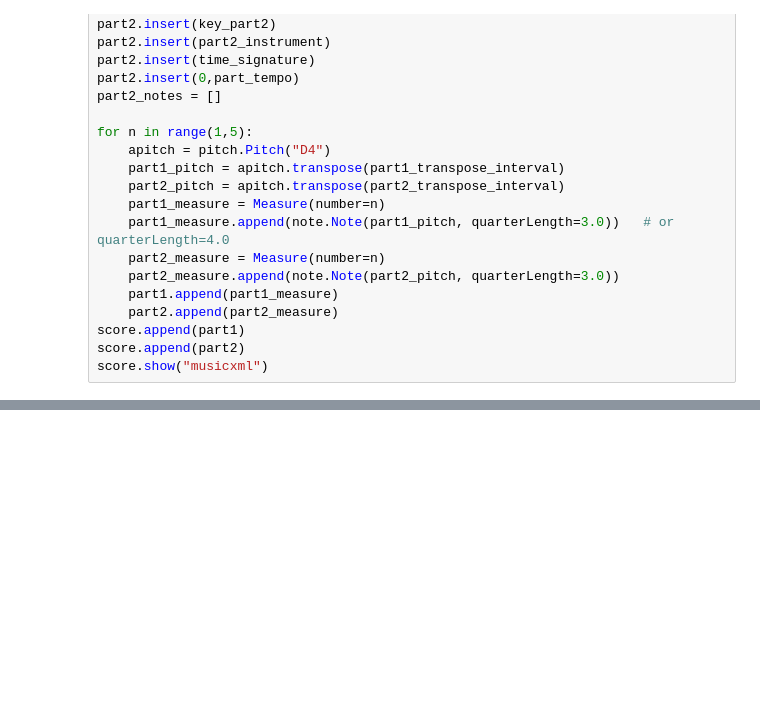
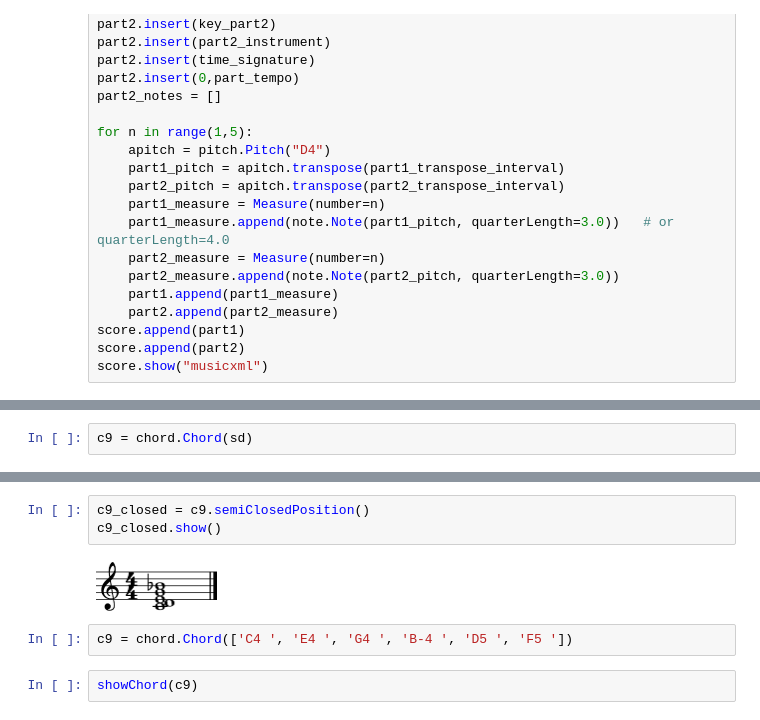
Before and after one commit to dwbzen/pymusic, a Jupyter notebook: music21_testScore.ipynb, the cells around one changed output, grey strips where cells are left out. Saved outputs shown, nothing was run; the diff lists cells and outputs as text; blank space fills up the shorter version.

```diff
--- a/music21_testScore.ipynb
+++ b/music21_testScore.ipynb
@@ -295,0 +380,2 @@ showChord(aChord, format_="musicxml")
+# %%
+c9 = chord.Chord(sd)
@@ -295,0 +386,9 @@ showChord(aChord, format_="musicxml")
+# %%
+c9_closed = c9.semiClosedPosition()
+c9_closed.show()
+# %% [output]
+[figure, added]
+# %%
+c9 = chord.Chord(['C4 ', 'E4 ', 'G4 ', 'B-4 ', 'D5 ', 'F5 '])
+# %%
+showChord(c9)
```
Also changed, not shown: parts of 19 cells of this notebook, 25 other files.
